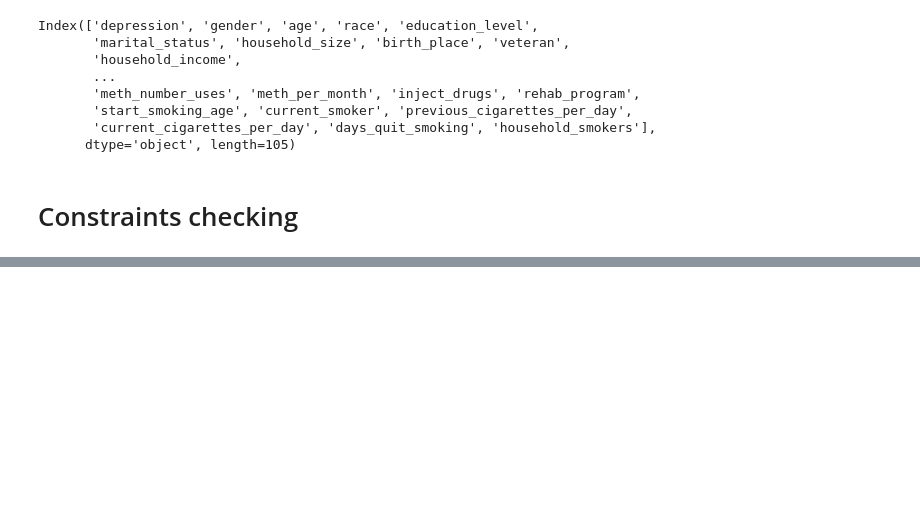
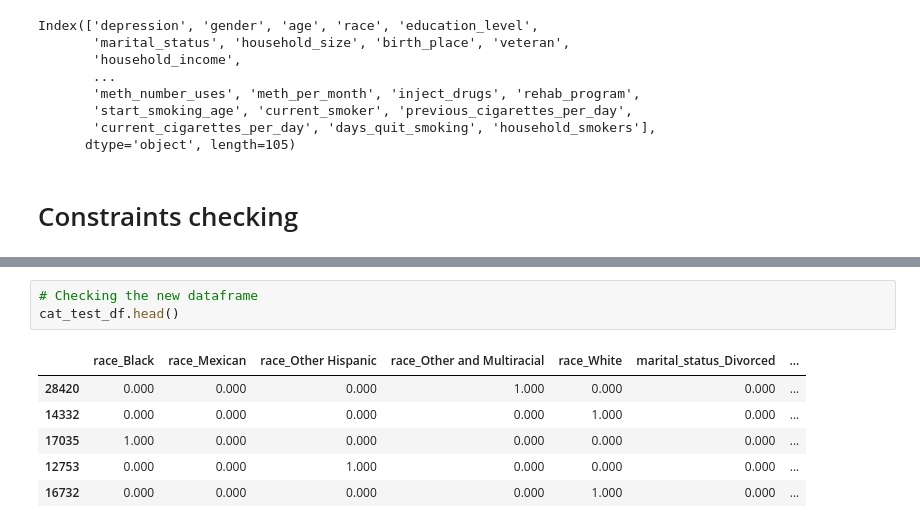
Before and after one commit to MrMiki890/PredictingDepression, a Jupyter notebook: notebooks/data_cleaning.ipynb, the cells around one changed output, grey strips where cells are left out. Saved outputs shown, nothing was run; the diff lists cells and outputs as text; blank space fills up the shorter version.

```diff
--- a/notebooks/data_cleaning.ipynb
+++ b/notebooks/data_cleaning.ipynb
@@ -134,0 +203,10 @@ print("hihi")
+# %%
+# Checking the new dataframe
+cat_test_df.head()
+# %% [output]
+|  | race_Black | race_Mexican | race_Other Hispanic | race_Other and Multiracial | race_White | marital_status_Divorced | ... |
+| 28420 | 0.000 | 0.000 | 0.000 | 1.000 | 0.000 | 0.000 | ... |
+| 14332 | 0.000 | 0.000 | 0.000 | 0.000 | 1.000 | 0.000 | ... |
+| 17035 | 1.000 | 0.000 | 0.000 | 0.000 | 0.000 | 0.000 | ... |
+| 12753 | 0.000 | 0.000 | 1.000 | 0.000 | 0.000 | 0.000 | ... |
+| 16732 | 0.000 | 0.000 | 0.000 | 0.000 | 1.000 | 0.000 | ... |
```
Also changed, not shown: parts of 13 cells of this notebook, 1 other file.
